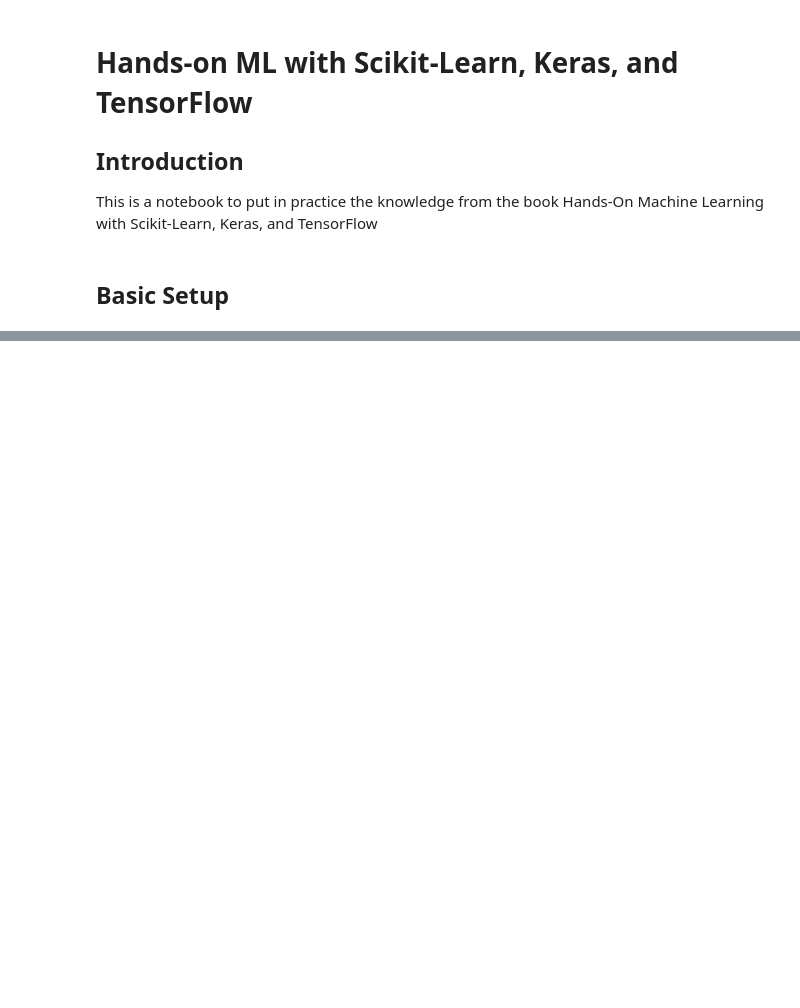
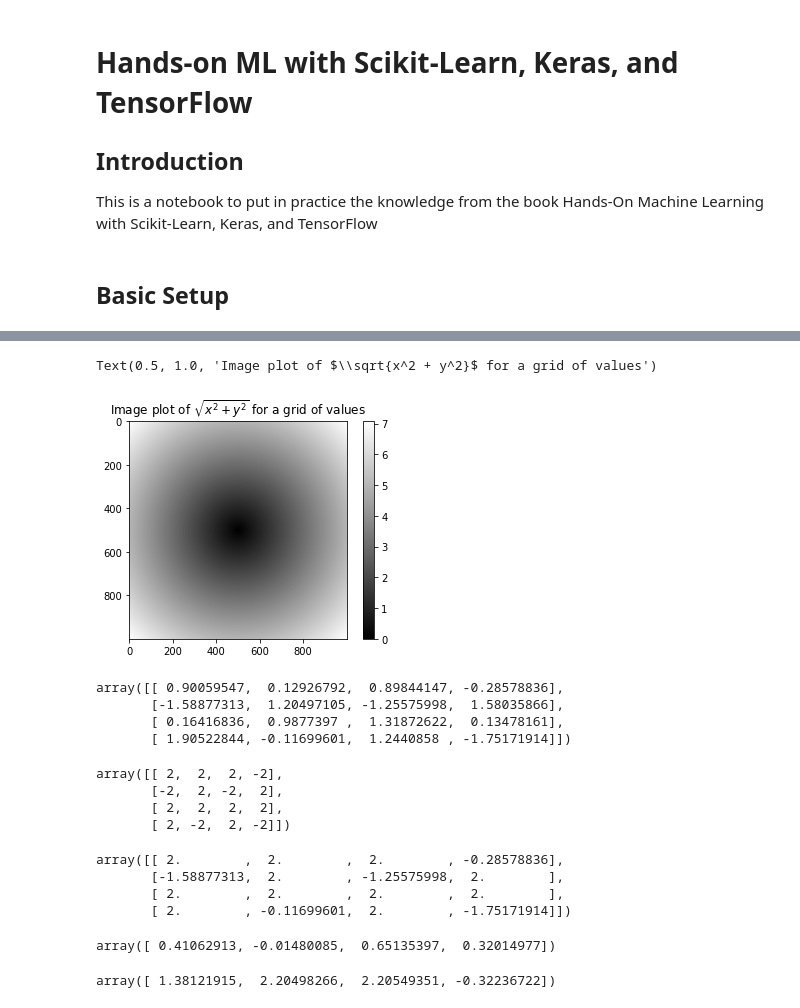
Before and after one commit to MarioGonzalez99/kaggle-ml-course, a Jupyter notebook: hands-on-ml.ipynb, the cells around one changed output, grey strips where cells are left out. Saved outputs shown, nothing was run; the diff lists cells and outputs as text; code cells hidden in the pictures; blank space fills up the shorter version.

```diff
--- a/hands-on-ml.ipynb
+++ b/hands-on-ml.ipynb
@@ -27,0 +113,4 @@ import pandas as pd # data processing, CSV file I/O (e.g. pd.read_csv)
+# %%
+points = np.arange(-5, 5, 0.01)
+xs, ys = np.meshgrid(points, points)
+ys
@@ -27,0 +125,3 @@ import pandas as pd # data processing, CSV file I/O (e.g. pd.read_csv)
+# %%
+z = np.sqrt(xs**2 + ys**2)
+z
@@ -27,0 +142,36 @@ import pandas as pd # data processing, CSV file I/O (e.g. pd.read_csv)
+# %%
+plt.imshow(z, cmap=plt.cm.gray); plt.colorbar()
+plt.title("Image plot of $\sqrt{x^2 + y^2}$ for a grid of values")
+# %% [output]
+Text(0.5, 1.0, 'Image plot of $\\sqrt{x^2 + y^2}$ for a grid of values')
+[figure, added]
+# %%
+arr = np.random.randn(4,4)
+arr
+# %% [output]
+array([[ 0.90059547,  0.12926792,  0.89844147, -0.28578836],
+       [-1.58877313,  1.20497105, -1.25575998,  1.58035866],
+       [ 0.16416836,  0.9877397 ,  1.31872622,  0.13478161],
+       [ 1.90522844, -0.11699601,  1.2440858 , -1.75171914]])
+# %%
+np.where(arr>0, 2, -2)
+# %% [output]
+array([[ 2,  2,  2, -2],
+       [-2,  2, -2,  2],
+       [ 2,  2,  2,  2],
+       [ 2, -2,  2, -2]])
+# %%
+np.where(arr>0, 2, arr)
+# %% [output]
+array([[ 2.        ,  2.        ,  2.        , -0.28578836],
+       [-1.58877313,  2.        , -1.25575998,  2.        ],
+       [ 2.        ,  2.        ,  2.        ,  2.        ],
+       [ 2.        , -0.11699601,  2.        , -1.75171914]])
+# %%
+arr.mean(axis=1)
+# %% [output]
+array([ 0.41062913, -0.01480085,  0.65135397,  0.32014977])
+# %%
+arr.sum(axis=0)
+# %% [output]
+array([ 1.38121915,  2.20498266,  2.20549351, -0.32236722])
```
Also changed, not shown: parts of 20 cells of this notebook.
